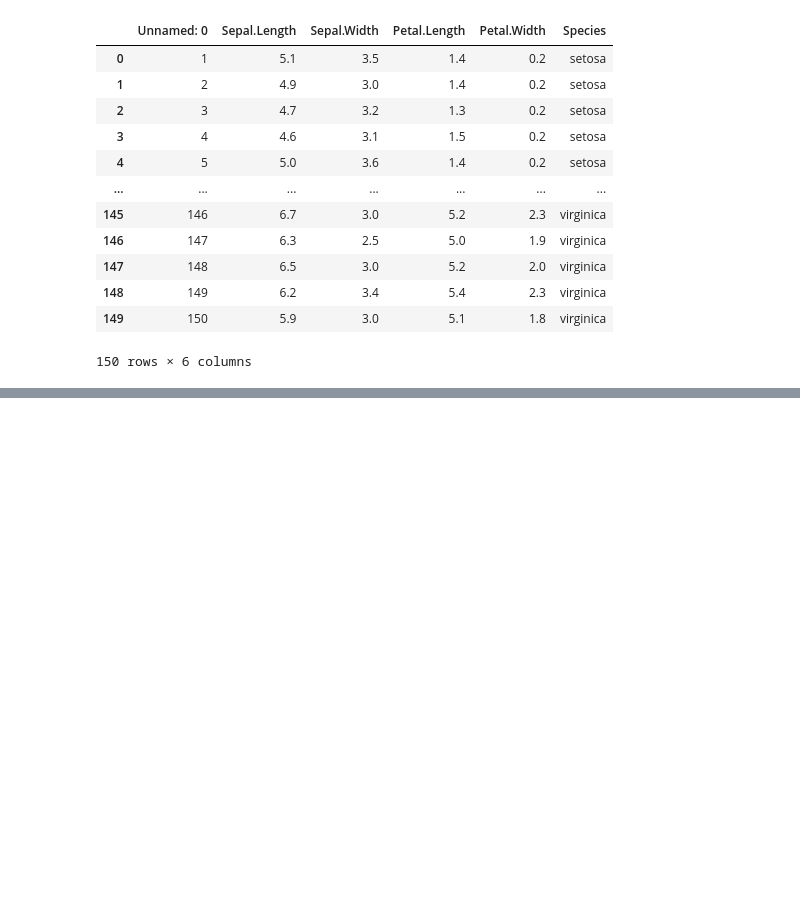
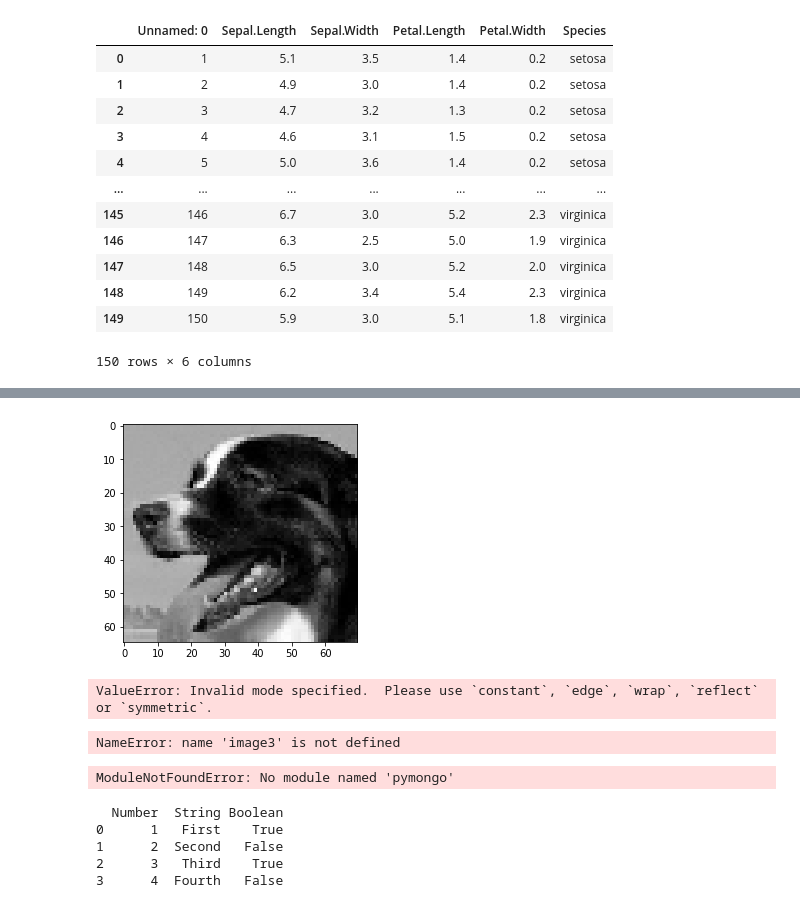
Before and after one commit to nsridhar-git/sharing-C5_T1, a Jupyter notebook: my_first_notebook_12_10_19.ipynb, the cells around one changed output, grey strips where cells are left out. Cells and saved outputs as stored; diff of their text form; code cells hidden in the pictures; blank space fills up the shorter version.

```diff
--- a/my_first_notebook_12_10_19.ipynb
+++ b/my_first_notebook_12_10_19.ipynb
@@ -347,0 +617,19 @@ df1
+# %%
+image2 = image[5:70,0:70]
+plt.imshow(image2, cmap=cm.gray)
+plt.show()
+# %% [output]
+[figure, added]
+# %%
+image3 = resize(image2, (30, 30), mode='nearest')
+plt.imshow(image3, cmap=cm.gray)
+print("data type: %s, shape: %s" %
+(type(image3), image3.shape))
+# %% [output]
+ValueError: Invalid mode specified.  Please use `constant`, `edge`, `wrap`, `reflect` or `symmetric`.
+# %%
+image_row = image3.flatten()
+print("data type: %s, shape: %s" %
+(type(image_row), image_row.shape))
+# %% [output]
+NameError: name 'image3' is not defined
@@ -347,0 +639,34 @@ df1
+# %%
+import pymongo
+import pandas as pd
+from pymongo import Connection
+connection = Connection()
+db = connection.database_name
+input_data = db.collection_name
+data = pd.DataFrame(list(input_data.find()))
+# %% [output]
+ModuleNotFoundError: No module named 'pymongo'
+# %%
+from lxml import objectify
+import pandas as pd
+
+xml = objectify.parse(open('XMLData.xml'))
+root = xml.getroot()
+
+df = pd.DataFrame(columns=('Number', 'String', 'Boolean'))
+
+for i in range(0,4):
+    obj = root.getchildren()[i].getchildren()
+    row = dict(zip(['Number', 'String', 'Boolean'],
+                    [obj[0].text, obj[1].text,
+                    obj[2].text]))
+    row_s = pd.Series(row)
+    row_s.name = i
+    df = df.append(row_s)
+print(df)
+# %% [output]
+  Number  String Boolean
+0      1   First    True
+1      2  Second   False
+2      3   Third    True
+3      4  Fourth   False
```
Also changed, not shown: parts of 47 cells of this notebook.
